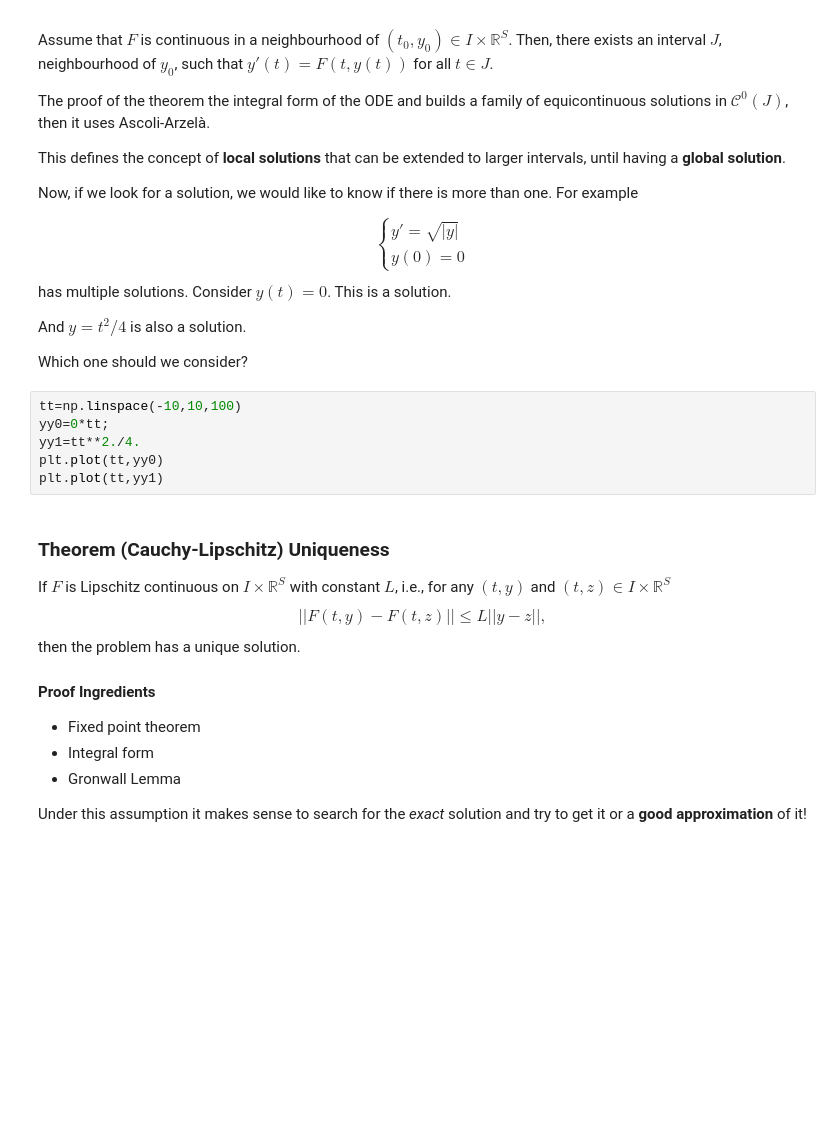
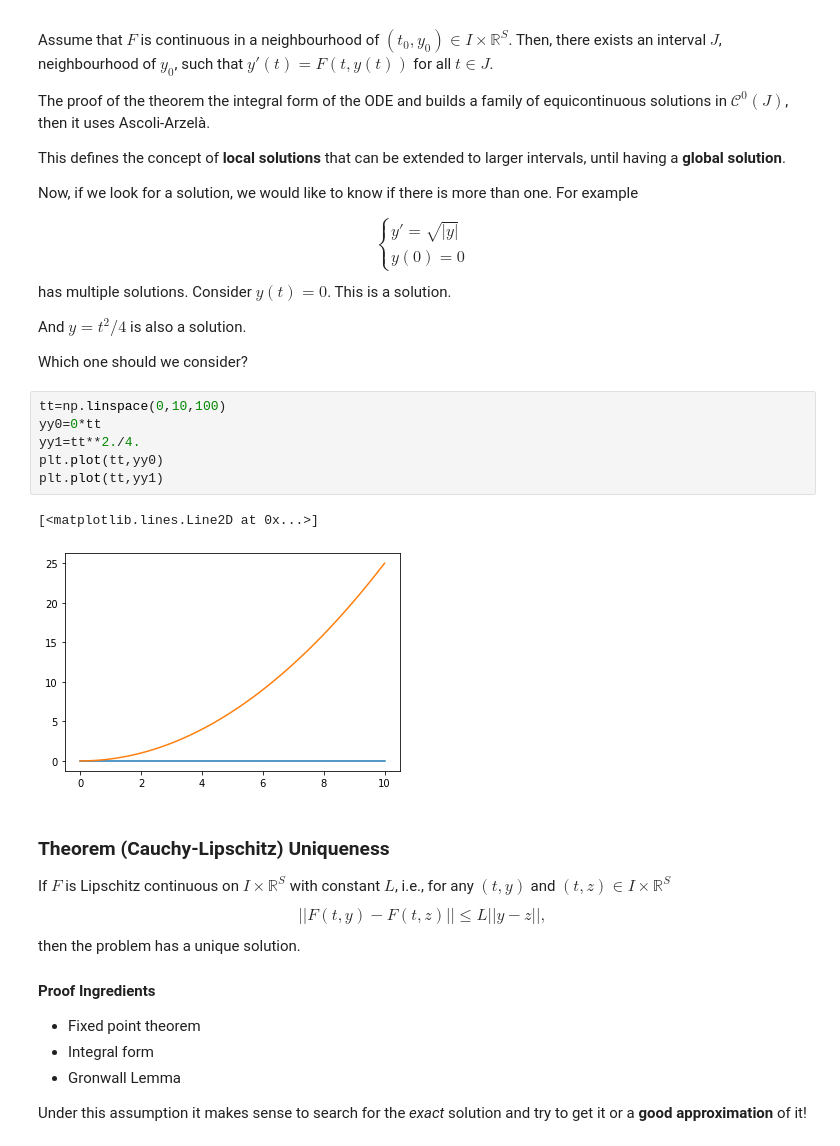
Before and after one commit to accdavlo/HighOrderODESolvers, a Jupyter notebook: solutions/Chapter 1 Theory of ODE.ipynb, the cells around one changed output. Cells and saved outputs as stored; diff of their text form; blank space fills up the shorter version.

```diff
--- a/solutions/Chapter 1 Theory of ODE.ipynb
+++ b/solutions/Chapter 1 Theory of ODE.ipynb
@@ -531,11 +560,14 @@ And $y=t^{2}/4$ is also a solution.
 
 Which one should we consider?
 # %%
-tt=np.linspace(-10,10,100)
-yy0=0*tt;
+tt=np.linspace(0,10,100)
+yy0=0*tt
 yy1=tt**2./4.
 plt.plot(tt,yy0)
 plt.plot(tt,yy1)
+# %% [output]
+[<matplotlib.lines.Line2D at 0x...>]
+[figure, added]
 # %% [markdown]
 ### Theorem (Cauchy-Lipschitz) Uniqueness
 If $F$ is Lipschitz continuous on $I\times \mathbb R^S$ with constant $L$, i.e., for any $(t,y)$ and $(t,z)\in I \times \mathbb R^S$
```
Also changed, not shown: parts of 8 cells of this notebook, 4 other files.
